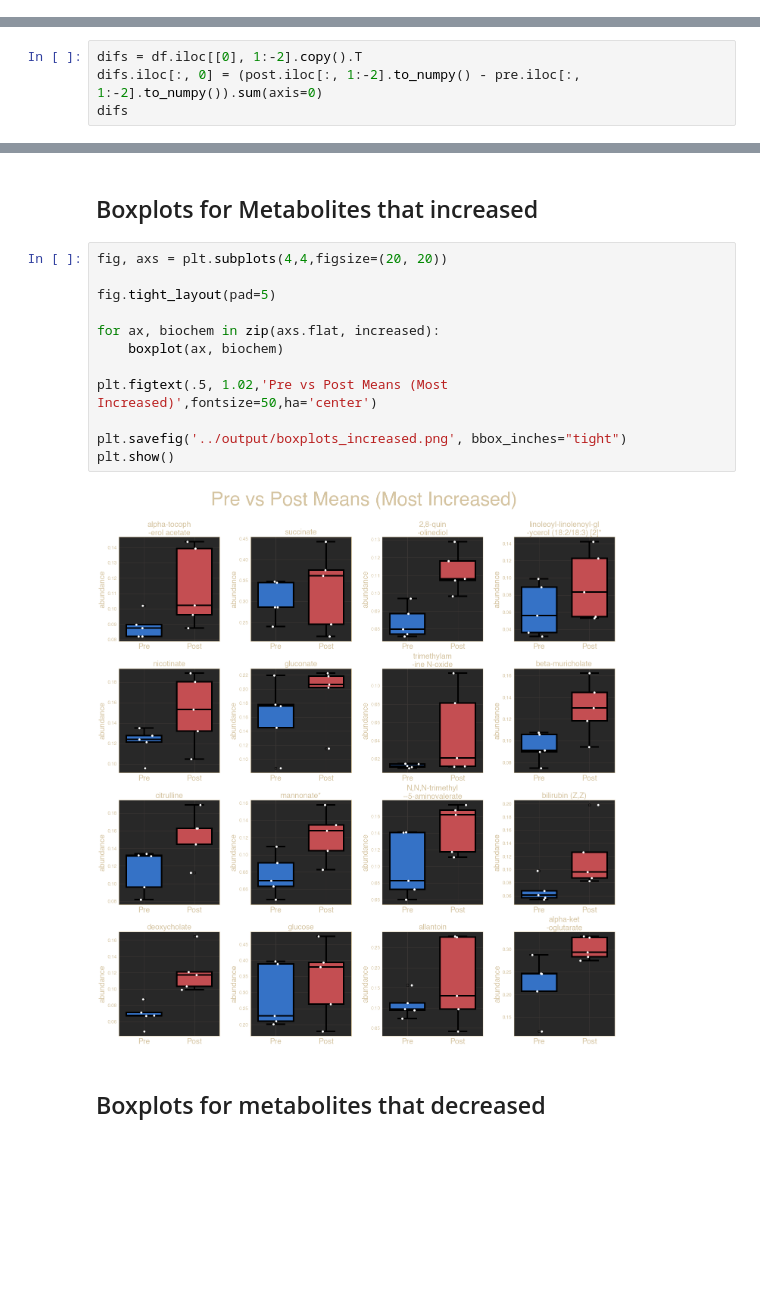
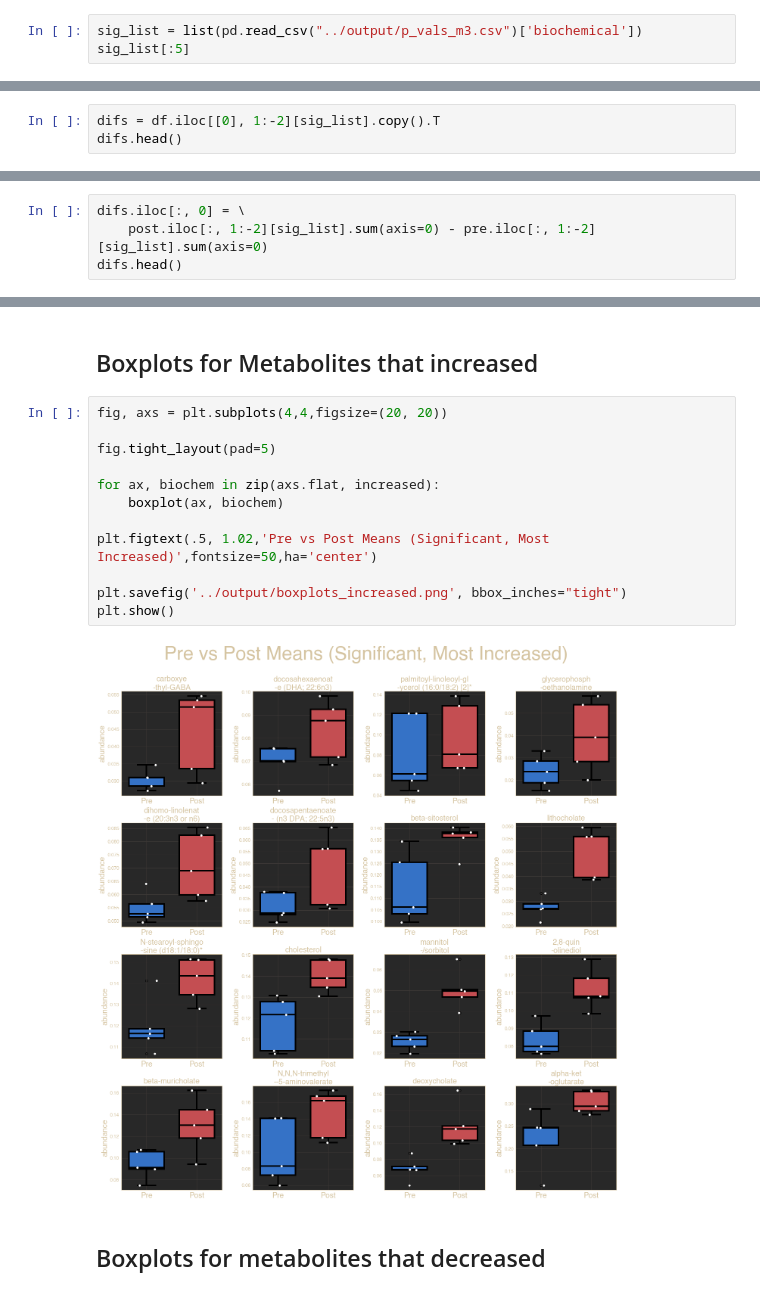
Before and after one commit to danielchang2002/FecalMetabolomics, a Jupyter notebook: notebooks/DataVisualization.ipynb, the cells around one changed output, grey strips where cells are left out. Cells and saved outputs as stored; diff of their text form; blank space fills up the shorter version.

```diff
--- a/notebooks/DataVisualization.ipynb
+++ b/notebooks/DataVisualization.ipynb
@@ -421,0 +422,3 @@ plt.show()
+# %%
+sig_list = list(pd.read_csv("../output/p_vals_m3.csv")['biochemical'])
+sig_list[:5]
@@ -421,0 +431,3 @@ plt.show()
+# %%
+difs = df.iloc[[0], 1:-2][sig_list].copy().T
+difs.head()
@@ -422,6 +441,6 @@ plt.show()
 # %%
-difs = df.iloc[[0], 1:-2].copy().T
-difs.iloc[:, 0] = (post.iloc[:, 1:-2].to_numpy() - pre.iloc[:, 1:-2].to_numpy()).sum(axis=0)
-difs
+difs.iloc[:, 0] = \
+    post.iloc[:, 1:-2][sig_list].sum(axis=0) - pre.iloc[:, 1:-2][sig_list].sum(axis=0)
+difs.head()
 # %% [output]
 |  | 0 |
@@ -467,17 +481,17 @@ assert(len(increased) == 16 and len(decreased) == 16)
 # %%
 fig, axs = plt.subplots(4,4,figsize=(20, 20))
 
 fig.tight_layout(pad=5)
 
 for ax, biochem in zip(axs.flat, increased):
     boxplot(ax, biochem)
 
-plt.figtext(.5, 1.02,'Pre vs Post Means (Most Increased)',fontsize=50,ha='center')
+plt.figtext(.5, 1.02,'Pre vs Post Means (Significant, Most Increased)',fontsize=50,ha='center')
 
 plt.savefig('../output/boxplots_increased.png', bbox_inches="tight")
 plt.show()
 # %% [output]
-[figure, old version]
+[figure, new version]
 # %% [markdown]
 ## Boxplots for metabolites that decreased
 # %%
```
Also changed, not shown: parts of 10 cells of this notebook, 1 other file.
